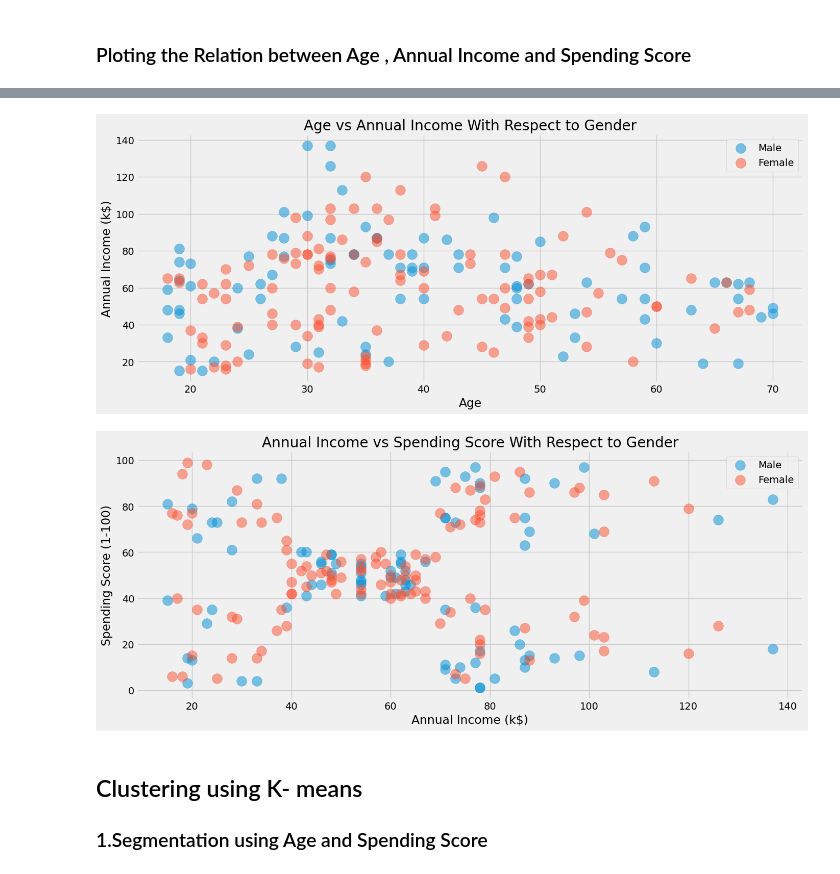
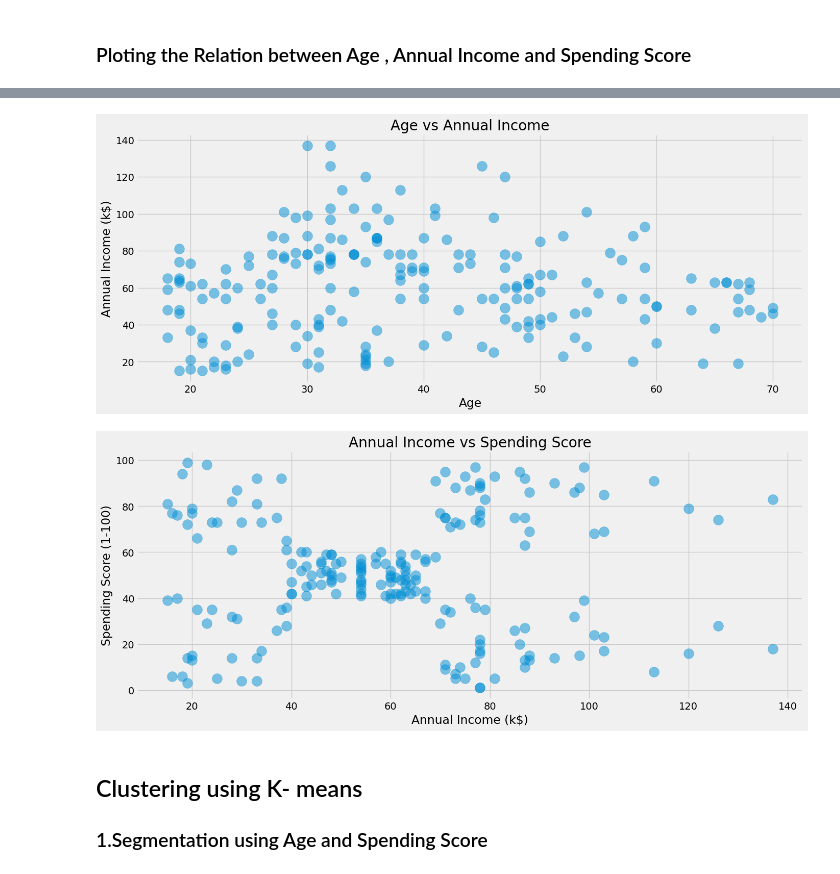
Before and after one commit to ayhncvdr/SWE599-CustomerSegmentation, a Jupyter notebook: customer-segmentation.ipynb, the cells around one changed output, grey strips where cells are left out. Drawn from its saved outputs; the diff is of its cells as text; code cells hidden in the pictures.

Commit message:
Remove unnecessary plots and make refinements

```diff
--- a/customer-segmentation.ipynb
+++ b/customer-segmentation.ipynb
@@ -91,25 +78,21 @@ plt.show()
 # %%
-plt.figure(1 , figsize = (15 , 6))
-for gender in ['Male' , 'Female']:
-    plt.scatter(x = 'Age' , y = 'Annual Income (k$)' , data = df[df['Gender'] == gender] ,
-                s = 200 , alpha = 0.5 , label = gender)
-plt.xlabel('Age'), plt.ylabel('Annual Income (k$)')
-plt.title('Age vs Annual Income With Respect to Gender')
-plt.legend()
+plt.figure(1, figsize=(15, 6))
+plt.scatter(x='Age', y='Annual Income (k$)', data=df, s=200, alpha=0.5)
+plt.xlabel('Age')
+plt.ylabel('Annual Income (k$)')
+plt.title('Age vs Annual Income')
 plt.show()
 # %% [output]
-[figure, old version]
+[figure, new version]
 # %%
 plt.figure(1 , figsize = (15 , 6))
-for gender in ['Male' , 'Female']:
-    plt.scatter(x = 'Annual Income (k$)',y = 'Spending Score (1-100)' ,
-                data = df[df['Gender'] == gender] ,s = 200 , alpha = 0.5 , label = gender)
-plt.xlabel('Annual Income (k$)'), plt.ylabel('Spending Score (1-100)')
-plt.title('Annual Income vs Spending Score With Respect to Gender')
-plt.legend()
+plt.scatter(x = 'Annual Income (k$)', y = 'Spending Score (1-100)', data = df, s = 200, alpha = 0.5)
+plt.xlabel('Annual Income (k$)')
+plt.ylabel('Spending Score (1-100)')
+plt.title('Annual Income vs Spending Score')
 plt.show()
 # %% [output]
-[figure, old version]
+[figure, new version]
 # %% [markdown]
 ## Clustering using K- means
 ### 1.Segmentation using Age and Spending Score
```
Also changed, not shown: parts of 3 cells of this notebook.
